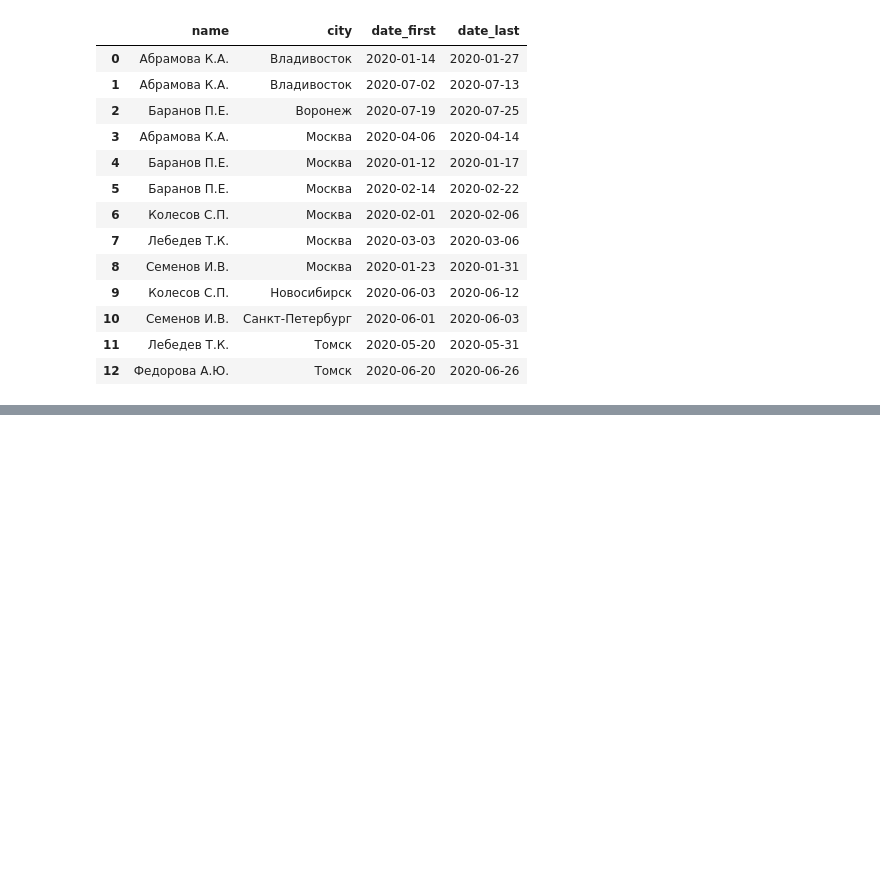
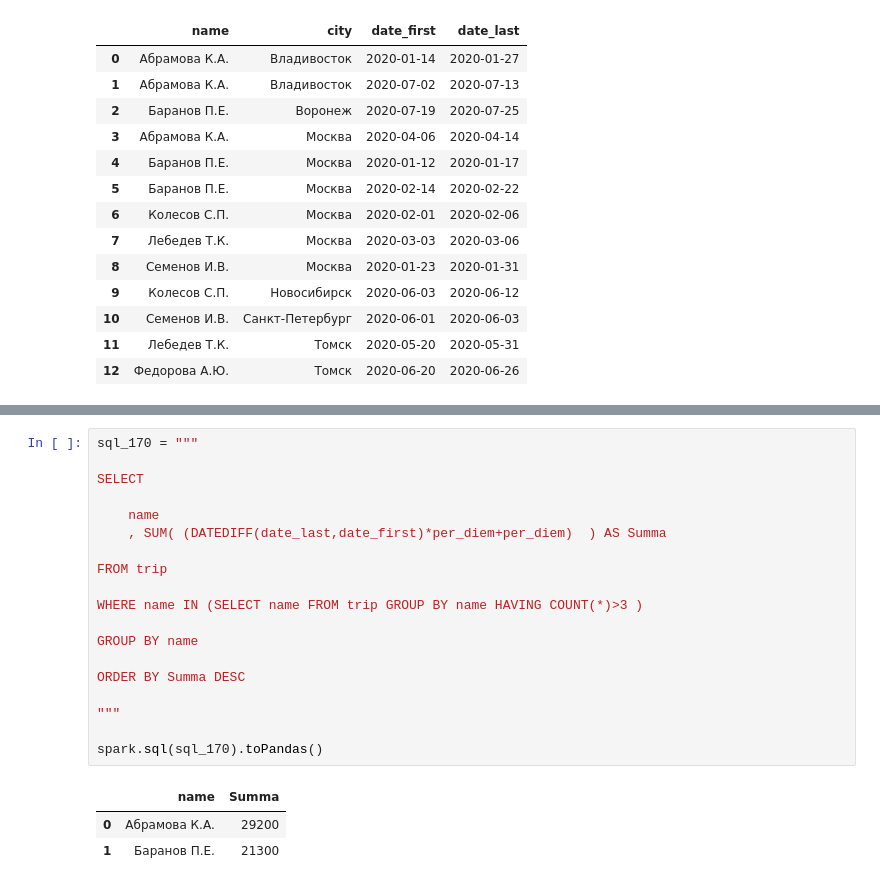
Before and after one commit to dinarsadykow/cv_hw, a Jupyter notebook: Stepik_SQL_hw.ipynb, the cells around one changed output, grey strips where cells are left out. Saved outputs shown, nothing was run; the diff lists cells and outputs as text; blank space fills up the shorter version.

```diff
--- a/Stepik_SQL_hw.ipynb
+++ b/Stepik_SQL_hw.ipynb
@@ -323,0 +396,23 @@ spark.sql(sql_167).toPandas()
+# %%
+sql_170 = """
+
+SELECT
+
+    name
+    , SUM( (DATEDIFF(date_last,date_first)*per_diem+per_diem)  ) AS Summa
+
+FROM trip
+
+WHERE name IN (SELECT name FROM trip GROUP BY name HAVING COUNT(*)>3 )
+
+GROUP BY name
+
+ORDER BY Summa DESC
+
+"""
+
+spark.sql(sql_170).toPandas()
+# %% [output]
+|  | name | Summa |
+| 0 | Абрамова К.А. | 29200 |
+| 1 | Баранов П.Е. | 21300 |
```
Also changed, not shown: parts of 14 cells of this notebook.
